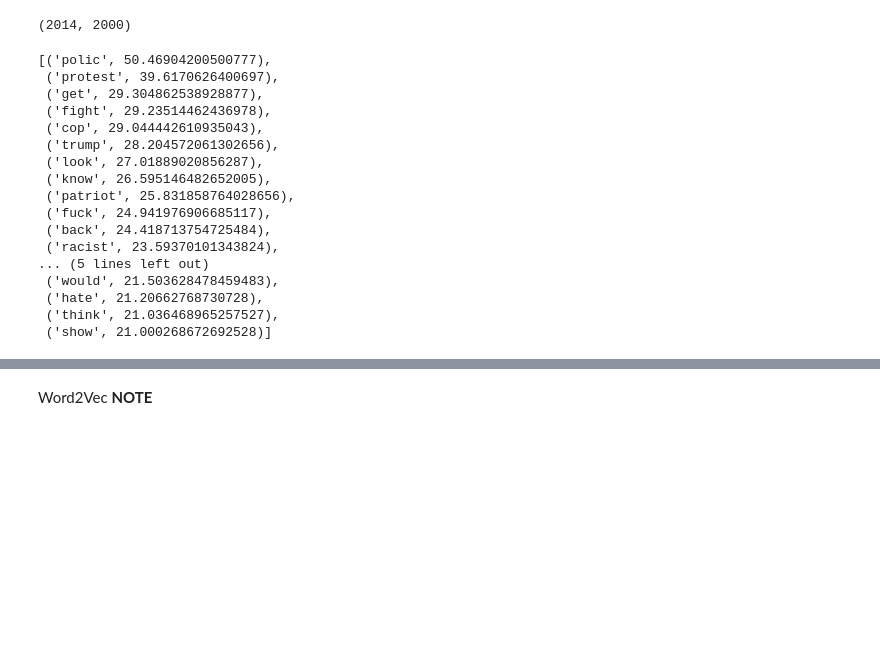
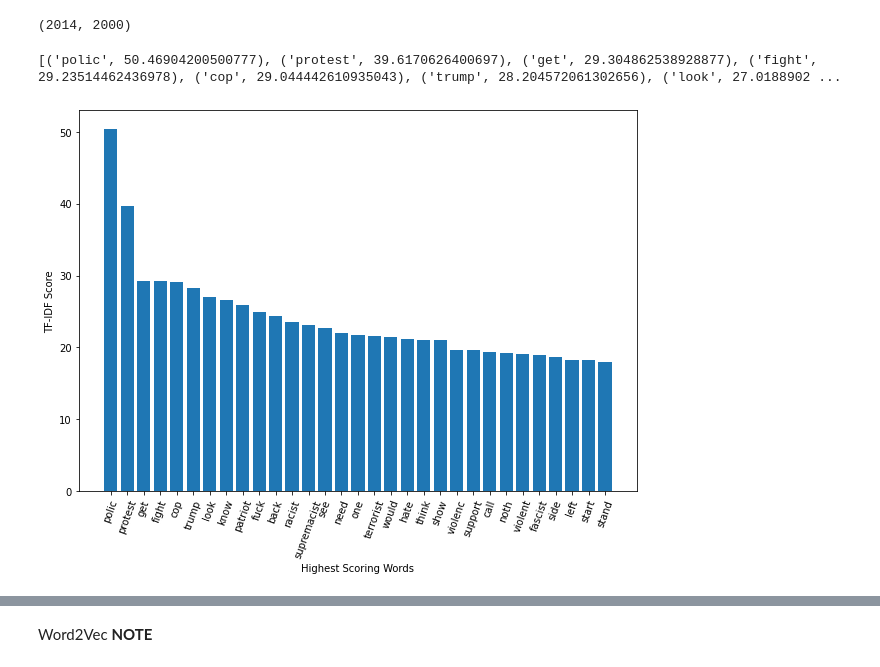
Before and after one commit to fahim0120/SocialMediaMiningProject, a Jupyter notebook: ProudBoys.ipynb, the cells around one changed output, grey strips where cells are left out. Saved outputs shown, nothing was run; the diff lists cells and outputs as text; code cells hidden in the pictures; blank space fills up the shorter version.

```diff
--- a/ProudBoys.ipynb
+++ b/ProudBoys.ipynb
@@ -611,32 +633,24 @@ X2.shape
 # %%
 vocab = cv.vocabulary_
 
 count_values = X2.sum(axis=0)
 temp = []
 for i, (ng_count, ng_text) in enumerate(sorted([(count_values[i],k) for k,i in vocab.items()], reverse=True)):
     temp.append((ng_text, ng_count))
-    if i == 20:
+    if i == 30:
         break
+print(temp)
+
+plt.figure(figsize=(10,7))
+plt.bar(range(len(temp)), [val[1] for val in temp], align='center')
+plt.xlabel('Highest Scoring Words')
+plt.ylabel('TF-IDF Score')
+plt.xticks(range(len(temp)), [val[0] for val in temp])
+plt.xticks(rotation=70)
+plt.show()
+# %% [output]
+[('polic', 50.46904200500777), ('protest', 39.6170626400697), ('get', 29.304862538928877), ('fight', 29.23514462436978), ('cop', 29.044442610935043), ('trump', 28.204572061302656), ('look', 27.0188902 ...
+[figure, added]
-# %%
-temp
-# %% [output]
-[('polic', 50.46904200500777),
- ('protest', 39.6170626400697),
- ('get', 29.304862538928877),
- ('fight', 29.23514462436978),
- ('cop', 29.044442610935043),
- ('trump', 28.204572061302656),
- ('look', 27.01889020856287),
- ('know', 26.595146482652005),
- ('patriot', 25.831858764028656),
- ('fuck', 24.941976906685117),
- ('back', 24.418713754725484),
- ('racist', 23.59370101343824),
-... (5 lines left out)
- ('would', 21.503628478459483),
- ('hate', 21.20662768730728),
- ('think', 21.036468965257527),
- ('show', 21.000268672692528)]
 # %%
 # use when different features need different preprocessing
 from sklearn.compose import make_column_transformer
```
Also changed, not shown: parts of 44 cells of this notebook.
